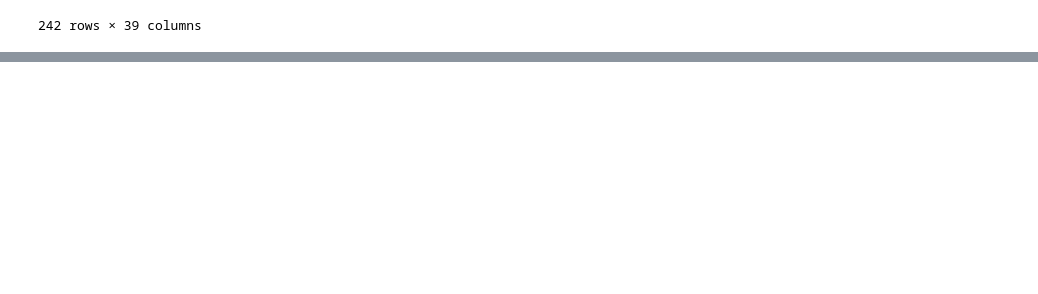
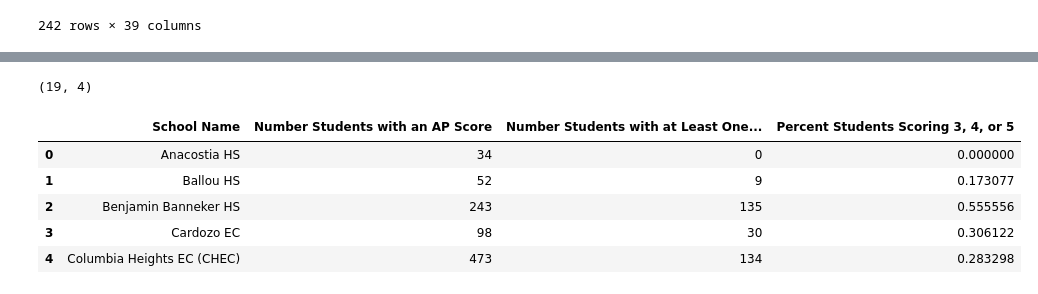
Before and after one commit to shiuanC/DC-Public-Schools-analysis, a Jupyter notebook: code/Preprocessing.ipynb, the cells around one changed output, grey strips where cells are left out. Saved outputs shown, nothing was run; the diff lists cells and outputs as text; code cells hidden in the pictures; blank space fills up the shorter version.

```diff
--- a/code/Preprocessing.ipynb
+++ b/code/Preprocessing.ipynb
@@ -127,0 +145,12 @@ Some important datas, these rows has to be dropped
+# %%
+ap=pd.read_excel("Dataset/DCPS/School Year 2018-2019 AP Scores.xlsx",header=1,skiprows=4)
+print(ap.shape)
+ap.head()
+# %% [output]
+(19, 4)
+|  | School Name | Number Students with an AP Score | Number Students with at Least One... | Percent Students Scoring 3, 4, or 5 |
+| 0 | Anacostia HS | 34 | 0 | 0.000000 |
+| 1 | Ballou HS | 52 | 9 | 0.173077 |
+| 2 | Benjamin Banneker HS | 243 | 135 | 0.555556 |
+| 3 | Cardozo EC | 98 | 30 | 0.306122 |
+| 4 | Columbia Heights EC (CHEC) | 473 | 134 | 0.283298 |
```
Also changed, not shown: parts of 9 cells of this notebook, 6 other files.
